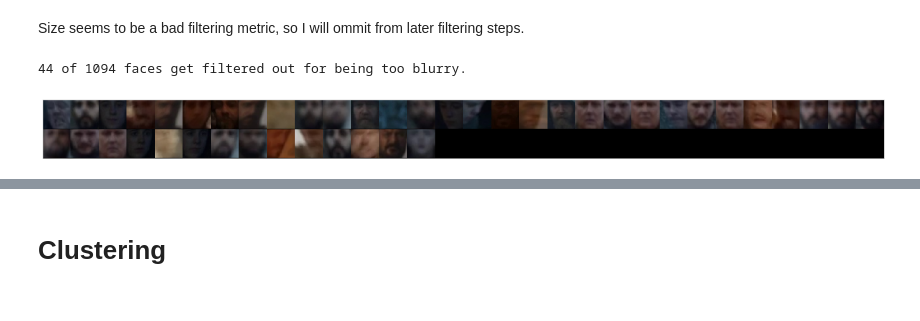
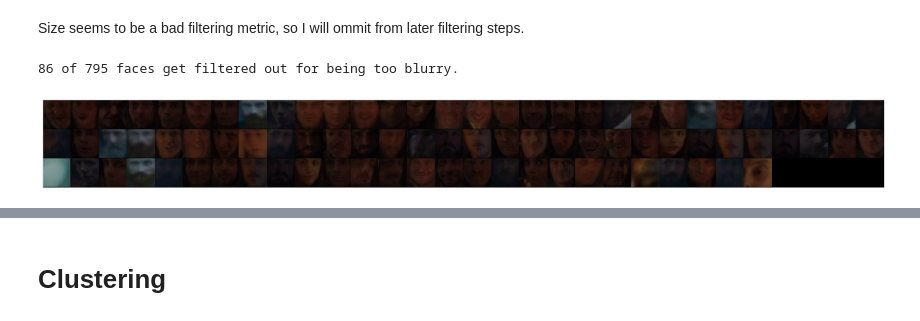
Before and after one commit to daphnei/weakvideo, a Jupyter notebook: visualize_faces.ipynb, the cells around one changed output, grey strips where cells are left out. Saved outputs shown, nothing was run; the diff lists cells and outputs as text; code cells hidden in the pictures.

```diff
--- a/visualize_faces.ipynb
+++ b/visualize_faces.ipynb
@@ -66,6 +95,6 @@ def showFaces(faces):
 # %%
 #@title Choose the episode to visualize filtering for.
-episode = 4 #@param {type:"slider", min:1, max:7, step:1}
+episode = 1 #@param {type:"slider", min:1, max:7, step:1}
 
 charactersFile = 'Character_count_episode%d.csv' % (episode)
 cutsFile = 'CUTS_episode%d.csv' % (episode)
@@ -83,7 +112,7 @@ charactersForEp = utils.processCharactersFile(charactersFile, offset)
 cutsForEp = utils.readCuts(cutsFile)
 # %%
 #@title Filter by face darkness. Threshold is of V (value) in HSV color-space.
-darknessThreshold = 30 #@param {type:"number"}
+darknessThreshold = 20 #@param {type:"number"}
 
 def tooDark(face, threshold):
   hsvImage = mpl.colors.rgb_to_hsv(face.image)
@@ -128,27 +157,27 @@ showFaces(smallFaces)
 Size seems to be a bad filtering metric, so I will ommit from later filtering steps.
 # %%
 #@title Filter by face blurriness. Threshold is standard deviation of Laplacian.
-blurrinessThreshold = 0.007 #@param {type:"number"}
+blurrinessThreshold = 0.006 #@param {type:"number"}
 
 def tooBlurry(face, threshold):
   im = face.image
   im = skimage.color.rgb2gray(im)
   L = scipy.ndimage.filters.laplace(im)
   std = np.std(L)
 
   return std < threshold
 
 blurryFaces = []
 for face in allFaces:
   if tooBlurry(face, blurrinessThreshold):
     blurryFaces.append(face)
 
 print('%d of %d faces get filtered out for being too blurry.' % (len(blurryFaces), len(allFaces)))
 
 showFaces(blurryFaces)
 # %% [output]
-44 of 1094 faces get filtered out for being too blurry.
+86 of 795 faces get filtered out for being too blurry.
-[figure, old version]
+[figure, new version]
 # %%
 #@title For a random selection of faces, shows which characters were discussed in the specified interval after the face appeared.
 minutes = 3 #@param {type:"slider", min:0, max:10, step:1}
```
Also changed, not shown: parts of 15 cells of this notebook.
